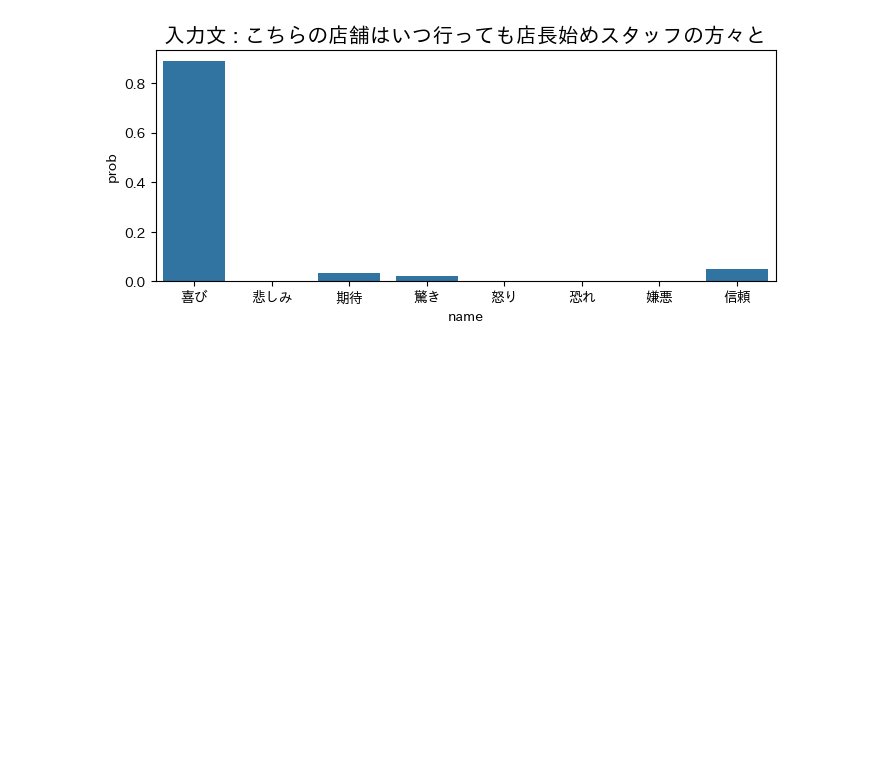
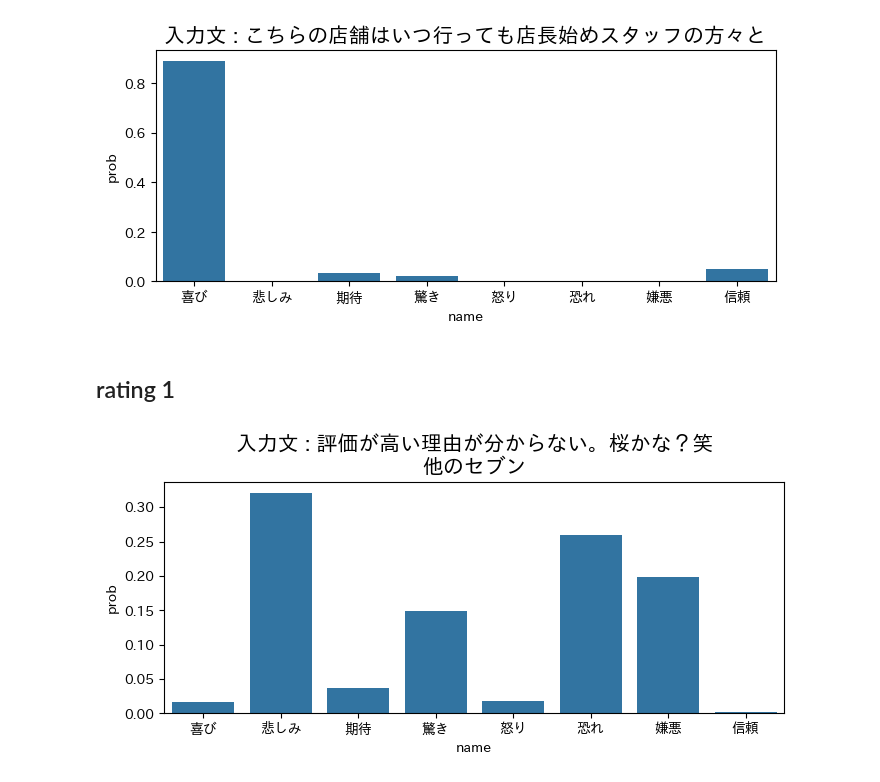
Before and after one commit to Kynea0b/demo-nlp, a Jupyter notebook: notebooks/8-emotions.ipynb, the cells around one changed output. Cells and saved outputs as stored; diff of their text form; code cells hidden in the pictures; blank space fills up the shorter version.

```diff
--- a/notebooks/8-emotions.ipynb
+++ b/notebooks/8-emotions.ipynb
@@ -187,3 +189,9 @@ analyze_emotion('店の雰囲気が明るくキャンペーンやクーポン、
 analyze_emotion('こちらの店舗はいつ行っても店長始めスタッフの方々とても気分良くお買い物をさせてくれる雰囲気の良い明るいお店です。', show_fig=True)
 # %% [output]
 [figure]
+# %% [markdown]
+## rating 1
+# %%
+analyze_emotion('評価が高い理由が分からない。桜かな？笑\n他のセブン比べて外人クルー質が悪い。\nまず、弁当を立てて入れられそうになるし、8時から9時くらいに弁当を買ってもこちらから温めの指示しないと温めないしそういう教育してるかな？\n数人はいい接客する人がいるが、何年も働いている人だね。\n質が落ちたなと最近さらに感じる。', show_fig=True)
+# %% [output]
+[figure, added]
```
Also changed, not shown: parts of 3 cells of this notebook.
